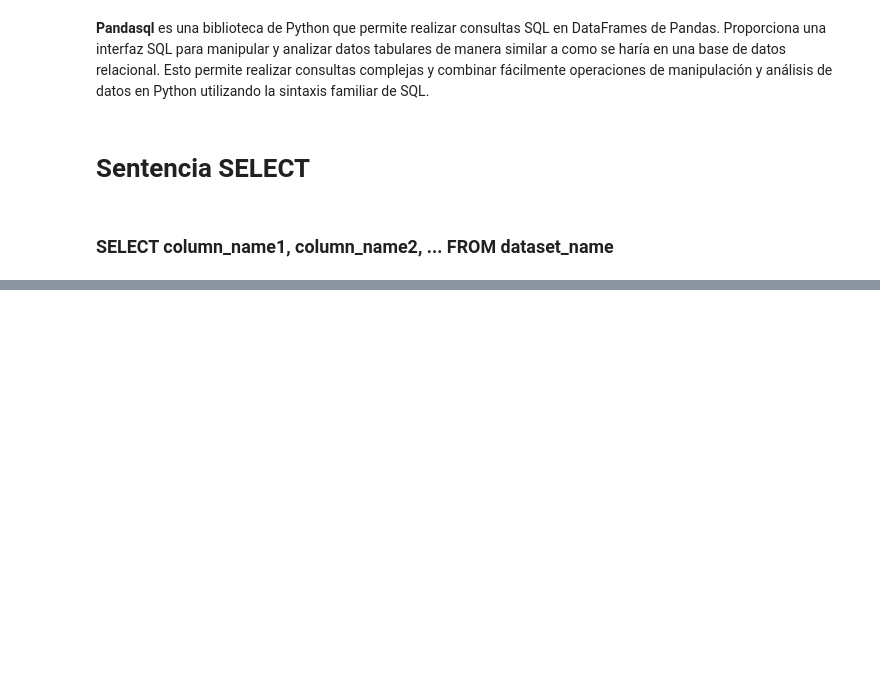
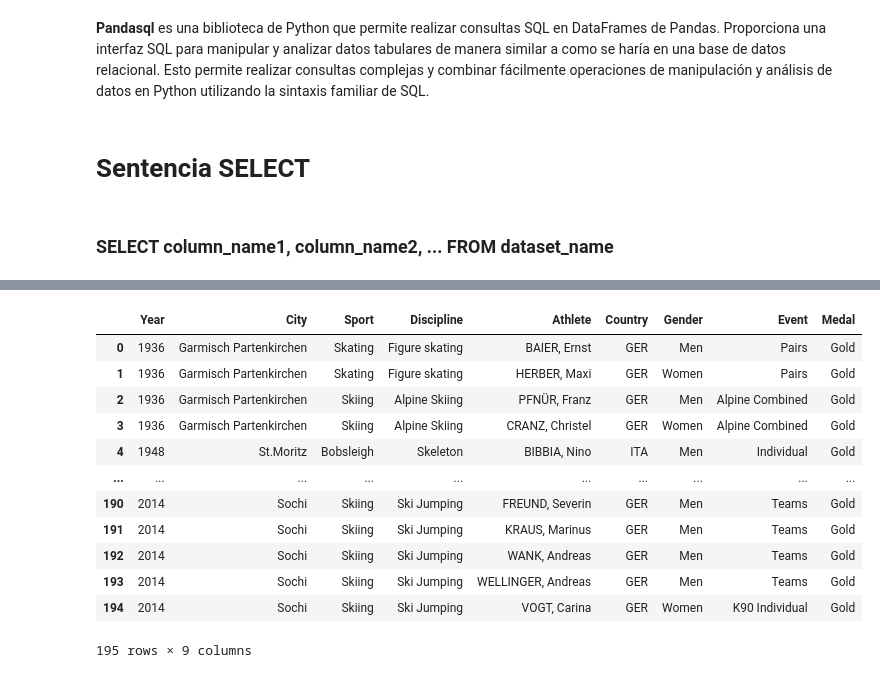
Before and after one commit to egoitzaulestia/curso_IA, a Jupyter notebook: df_SQL.ipynb, the cells around one changed output, grey strips where cells are left out. Cells and saved outputs as stored; diff of their text form; code cells hidden in the pictures; blank space fills up the shorter version.

```diff
--- a/df_SQL.ipynb
+++ b/df_SQL.ipynb
@@ -210,0 +581,17 @@ pyspldf(query).head()
+# %%
+query = """SELECT * FROM df_invierno WHERE Country IN ("GER", "ITA") AND Medal NOT IN ("Silver", "Bronze") """
+pysqldf(query)
+# %% [output]
+|  | Year | City | Sport | Discipline | Athlete | Country | Gender | Event | Medal |
+| 0 | 1936 | Garmisch Partenkirchen | Skating | Figure skating | BAIER, Ernst | GER | Men | Pairs | Gold |
+| 1 | 1936 | Garmisch Partenkirchen | Skating | Figure skating | HERBER, Maxi | GER | Women | Pairs | Gold |
+| 2 | 1936 | Garmisch Partenkirchen | Skiing | Alpine Skiing | PFNÜR, Franz | GER | Men | Alpine Combined | Gold |
+| 3 | 1936 | Garmisch Partenkirchen | Skiing | Alpine Skiing | CRANZ, Christel | GER | Women | Alpine Combined | Gold |
+| 4 | 1948 | St.Moritz | Bobsleigh | Skeleton | BIBBIA, Nino | ITA | Men | Individual | Gold |
+| ... | ... | ... | ... | ... | ... | ... | ... | ... | ... |
+| 190 | 2014 | Sochi | Skiing | Ski Jumping | FREUND, Severin | GER | Men | Teams | Gold |
+| 191 | 2014 | Sochi | Skiing | Ski Jumping | KRAUS, Marinus | GER | Men | Teams | Gold |
+| 192 | 2014 | Sochi | Skiing | Ski Jumping | WANK, Andreas | GER | Men | Teams | Gold |
+| 193 | 2014 | Sochi | Skiing | Ski Jumping | WELLINGER, Andreas | GER | Men | Teams | Gold |
+| 194 | 2014 | Sochi | Skiing | Ski Jumping | VOGT, Carina | GER | Women | K90 Individual | Gold |
+195 rows × 9 columns
```
Also changed, not shown: parts of 95 cells of this notebook.
